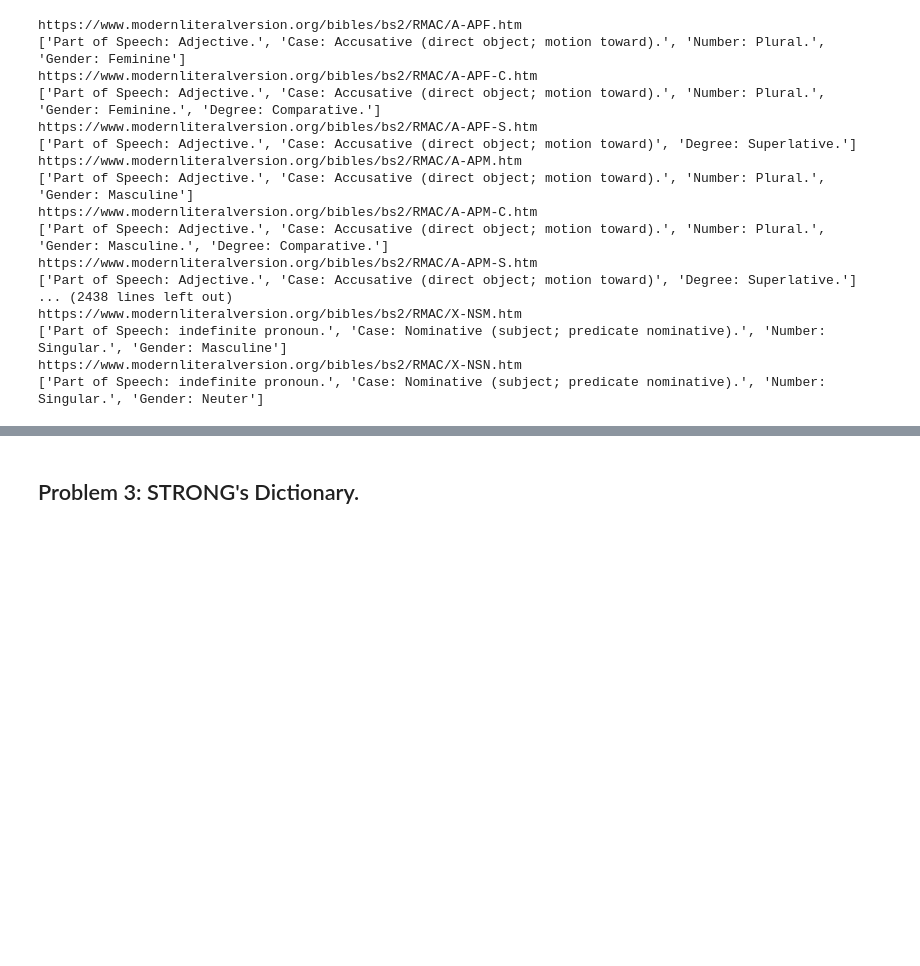
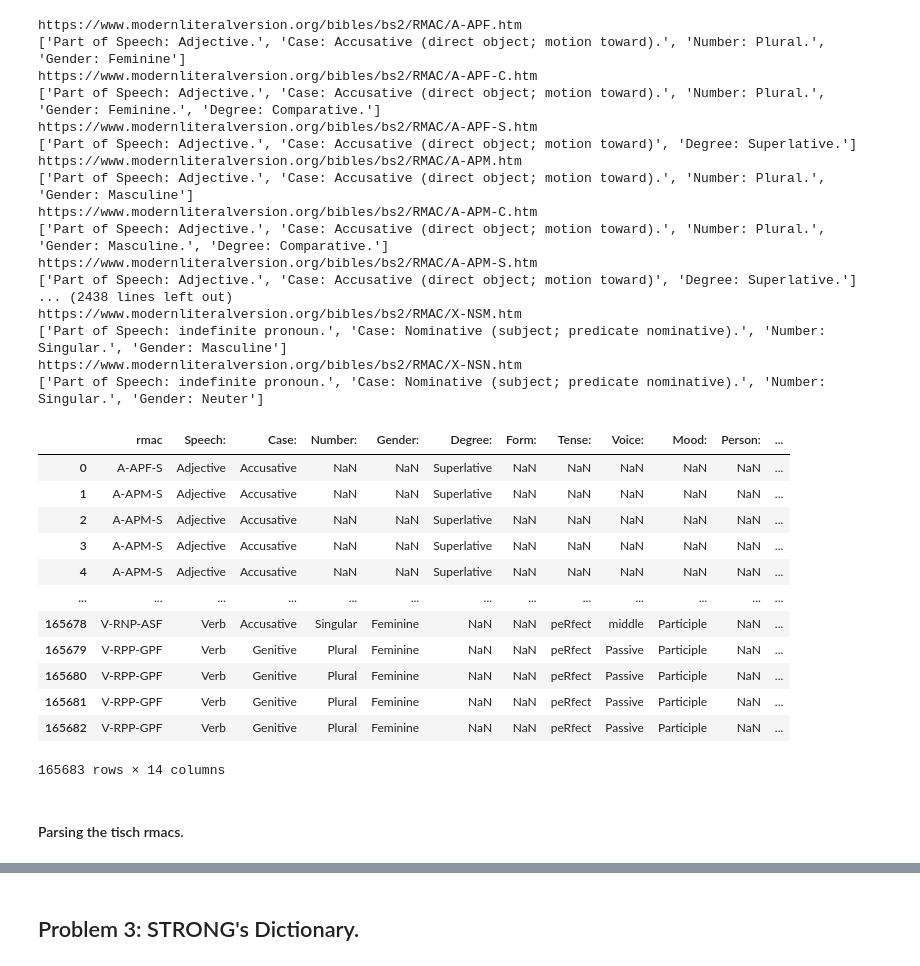
Before and after one commit to Tussky/Datascience-problem-set, a Jupyter notebook: PS1_InitialExploration.ipynb, the cells around one changed output, grey strips where cells are left out. Cells and saved outputs as stored; diff of their text form; code cells hidden in the pictures; blank space fills up the shorter version.

```diff
--- a/PS1_InitialExploration.ipynb
+++ b/PS1_InitialExploration.ipynb
@@ -130,4 +130,29 @@ https://www.modernliteralversion.org/bibles/bs2/RMAC/X-NSM.htm
 ['Part of Speech: indefinite pronoun.', 'Case: Nominative (subject; predicate nominative).', 'Number: Singular.', 'Gender: Masculine']
 https://www.modernliteralversion.org/bibles/bs2/RMAC/X-NSN.htm
 ['Part of Speech: indefinite pronoun.', 'Case: Nominative (subject; predicate nominative).', 'Number: Singular.', 'Gender: Neuter']
+# %%
+tisch_rmacs_df = pd.DataFrame()
+tisch_rmacs_df['rmac'] = [item.upper() for item in list(tisch_greek['rmac'])]
+tisch_rmacs_df.head()
+tisch_rmac_url = "https://www.modernliteralversion.org/bibles/bs2/RMAC/"
+# %%
+tisch_parsed_rmacs_df = pd.merge(rmacs_df, tisch_rmacs_df)
+tisch_greek_parsed = pd.merge(tisch_parsed_rmacs_df, tisch_greek)
+tisch_greek_parsed
+# %% [output]
+|  | rmac | Speech: | Case: | Number: | Gender: | Degree: | Form: | Tense: | Voice: | Mood: | Person: | ... |
+| 0 | A-APF-S | Adjective | Accusative | NaN | NaN | Superlative | NaN | NaN | NaN | NaN | NaN | ... |
+| 1 | A-APM-S | Adjective | Accusative | NaN | NaN | Superlative | NaN | NaN | NaN | NaN | NaN | ... |
+| 2 | A-APM-S | Adjective | Accusative | NaN | NaN | Superlative | NaN | NaN | NaN | NaN | NaN | ... |
+| 3 | A-APM-S | Adjective | Accusative | NaN | NaN | Superlative | NaN | NaN | NaN | NaN | NaN | ... |
+| 4 | A-APM-S | Adjective | Accusative | NaN | NaN | Superlative | NaN | NaN | NaN | NaN | NaN | ... |
+| ... | ... | ... | ... | ... | ... | ... | ... | ... | ... | ... | ... | ... |
+| 165678 | V-RNP-ASF | Verb | Accusative | Singular | Feminine | NaN | NaN | peRfect | middle | Participle | NaN | ... |
+| 165679 | V-RPP-GPF | Verb | Genitive | Plural | Feminine | NaN | NaN | peRfect | Passive | Participle | NaN | ... |
+| 165680 | V-RPP-GPF | Verb | Genitive | Plural | Feminine | NaN | NaN | peRfect | Passive | Participle | NaN | ... |
+| 165681 | V-RPP-GPF | Verb | Genitive | Plural | Feminine | NaN | NaN | peRfect | Passive | Participle | NaN | ... |
+| 165682 | V-RPP-GPF | Verb | Genitive | Plural | Feminine | NaN | NaN | peRfect | Passive | Participle | NaN | ... |
+165683 rows × 14 columns
+# %% [markdown]
+#### Parsing the tisch rmacs.
 # %%
```
Also changed, not shown: parts of 5 cells of this notebook.
